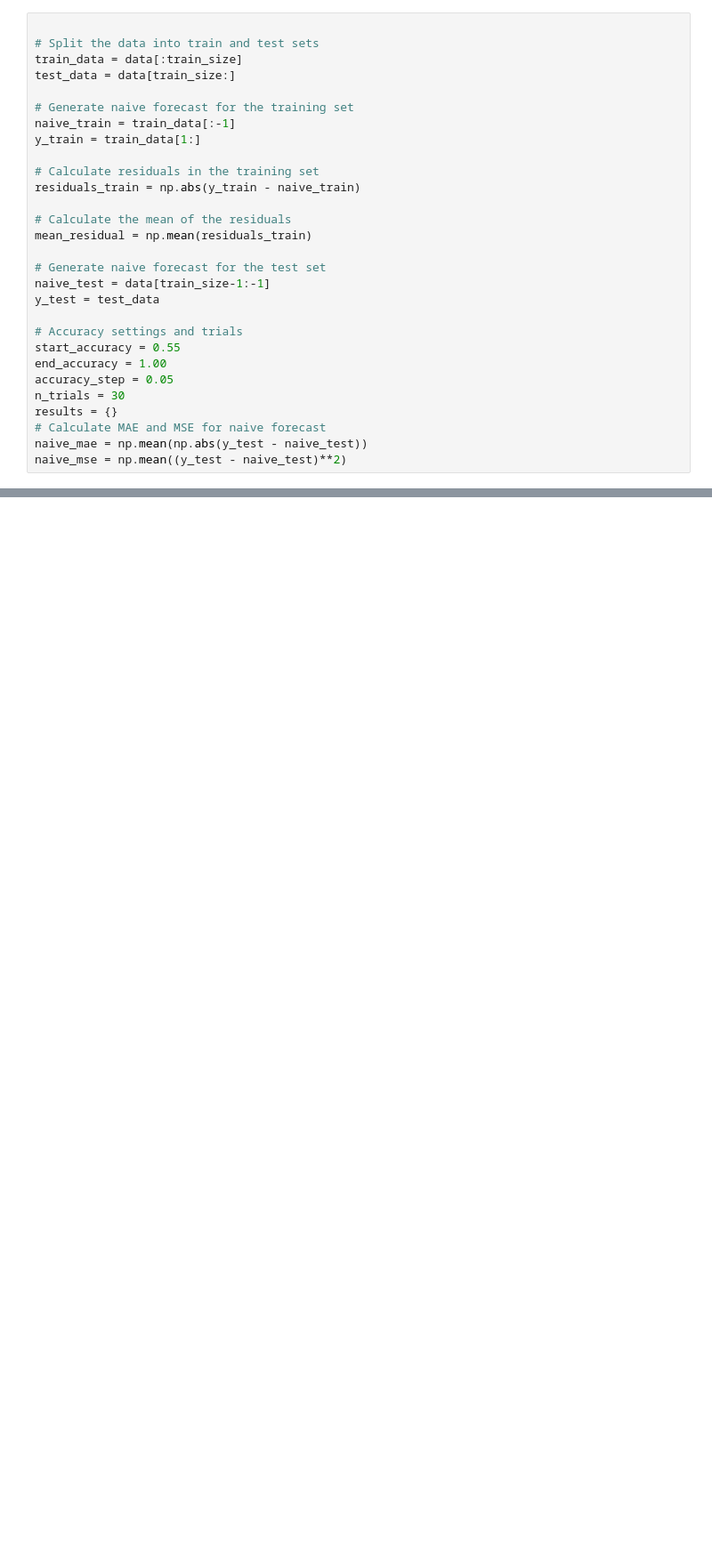
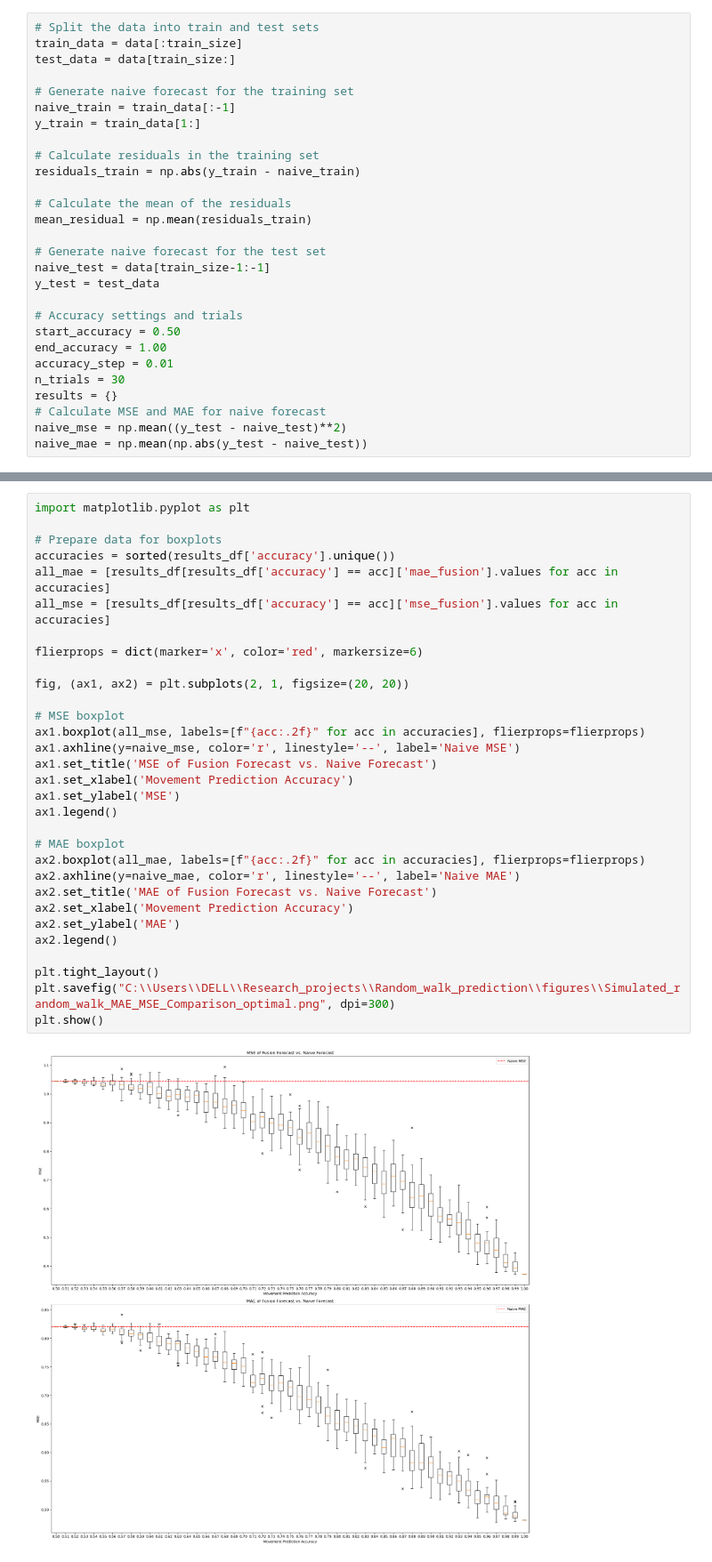
Before and after one commit to Zhang-Cheng-76200/Random-Walk-Prediction, a Jupyter notebook: Simulated_random_walk.ipynb, the cells around one changed output, grey strips where cells are left out. Shown at 89% size. Saved outputs shown, nothing was run; the diff lists cells and outputs as text; blank space fills up the shorter version.

Commit message:
Accuracy level has been revised

```diff
--- a/Simulated_random_walk.ipynb
+++ b/Simulated_random_walk.ipynb
@@ -35,5 +39,4 @@ plt.show()
 # %%
-
 # Split the data into train and test sets
 train_data = data[:train_size]
 test_data = data[train_size:]
@@ -53,11 +56,11 @@ naive_test = data[train_size-1:-1]
 y_test = test_data
 
 # Accuracy settings and trials
-start_accuracy = 0.55
+start_accuracy = 0.50
 end_accuracy = 1.00
-accuracy_step = 0.05
+accuracy_step = 0.01
 n_trials = 30
 results = {}
-# Calculate MAE and MSE for naive forecast
+# Calculate MSE and MAE for naive forecast
+naive_mse = np.mean((y_test - naive_test)**2)
 naive_mae = np.mean(np.abs(y_test - naive_test))
-naive_mse = np.mean((y_test - naive_test)**2)
@@ -185 +168,34 @@ Accuracy: 0.60
+# %%
+import matplotlib.pyplot as plt
+
+# Prepare data for boxplots
+accuracies = sorted(results_df['accuracy'].unique())
+all_mae = [results_df[results_df['accuracy'] == acc]['mae_fusion'].values for acc in accuracies]
+all_mse = [results_df[results_df['accuracy'] == acc]['mse_fusion'].values for acc in accuracies]
+
+flierprops = dict(marker='x', color='red', markersize=6)
+
+fig, (ax1, ax2) = plt.subplots(2, 1, figsize=(20, 20))
+
+# MSE boxplot
+ax1.boxplot(all_mse, labels=[f"{acc:.2f}" for acc in accuracies], flierprops=flierprops)
+ax1.axhline(y=naive_mse, color='r', linestyle='--', label='Naive MSE')
+ax1.set_title('MSE of Fusion Forecast vs. Naive Forecast')
+ax1.set_xlabel('Movement Prediction Accuracy')
+ax1.set_ylabel('MSE')
+ax1.legend()
+
+# MAE boxplot
+ax2.boxplot(all_mae, labels=[f"{acc:.2f}" for acc in accuracies], flierprops=flierprops)
+ax2.axhline(y=naive_mae, color='r', linestyle='--', label='Naive MAE')
+ax2.set_title('MAE of Fusion Forecast vs. Naive Forecast')
+ax2.set_xlabel('Movement Prediction Accuracy')
+ax2.set_ylabel('MAE')
+ax2.legend()
+
+plt.tight_layout()
+plt.savefig("C:\\Users\\DELL\\Research_projects\\Random_walk_prediction\\figures\\Simulated_random_walk_MAE_MSE_Comparison_optimal.png", dpi=300)
+plt.show()
+# %% [output]
+[figure, added]
 # %%
```
Also changed, not shown: parts of 30 cells of this notebook.
